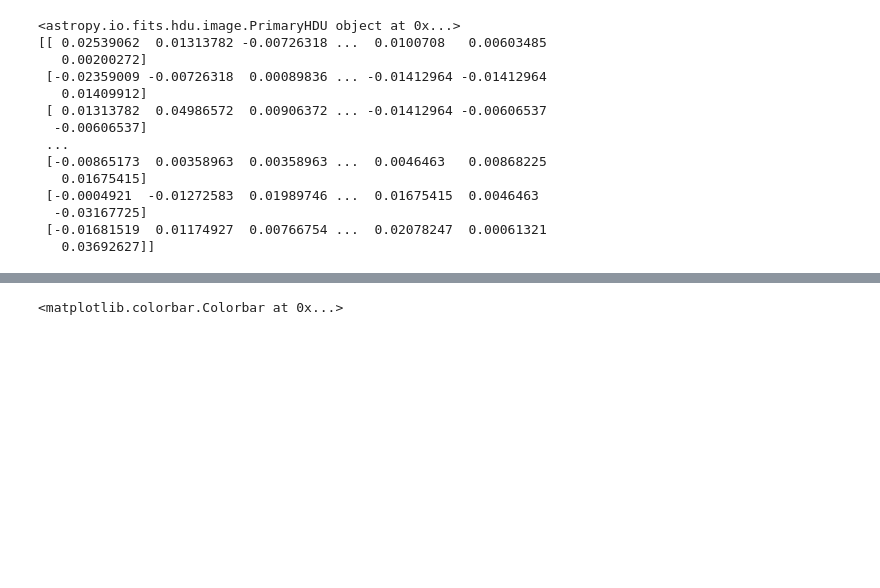
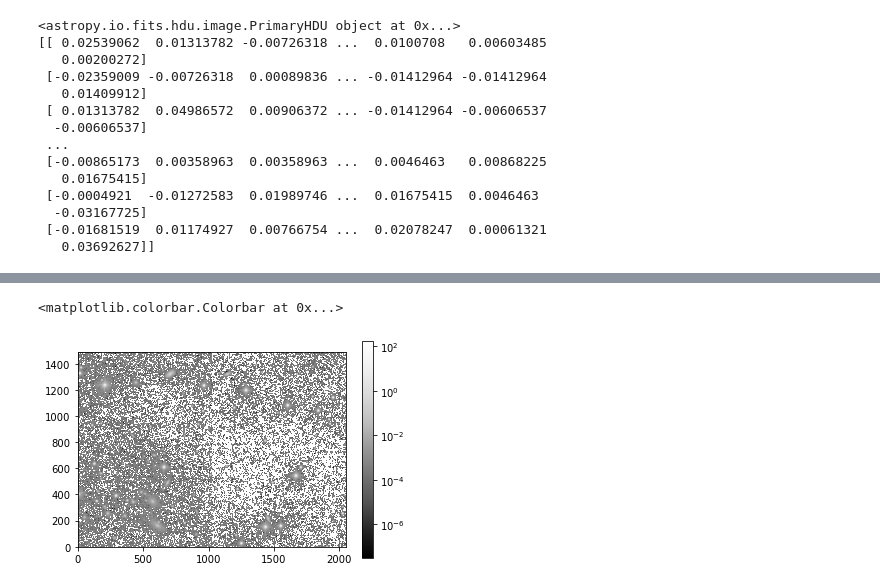
Before and after one commit to Iofuentes/A519_Final_Proj, a Jupyter notebook: JupyterNB/Loading_Data.ipynb, the cells around one changed output, grey strips where cells are left out. Saved outputs shown, nothing was run; the diff lists cells and outputs as text; code cells hidden in the pictures; blank space fills up the shorter version.

```diff
--- a/JupyterNB/Loading_Data.ipynb
+++ b/JupyterNB/Loading_Data.ipynb
@@ -56,6 +58,7 @@ plt.colorbar()
 # %%
 norm = ImageNormalize(stretch=SqrtStretch())
-plt.imshow(image_data, origin='lower', cmap='Greys_r')
+plt.imshow(image_data, origin='lower', cmap='Greys_r', norm=LogNorm())
 plt.colorbar()
 # %% [output]
 <matplotlib.colorbar.Colorbar at 0x...>
+[figure, added]
```
Also changed, not shown: parts of 2 cells of this notebook, 4 other files.
